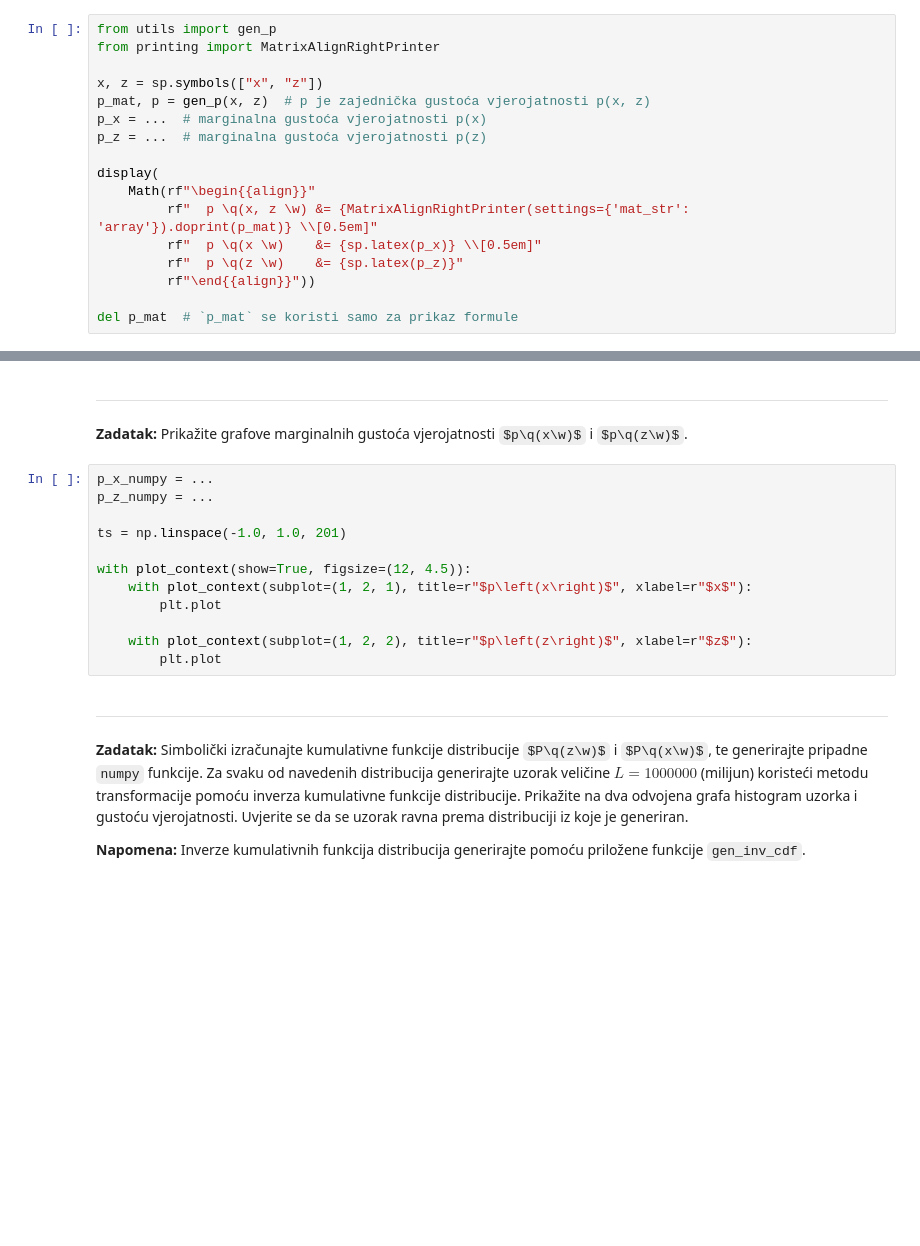
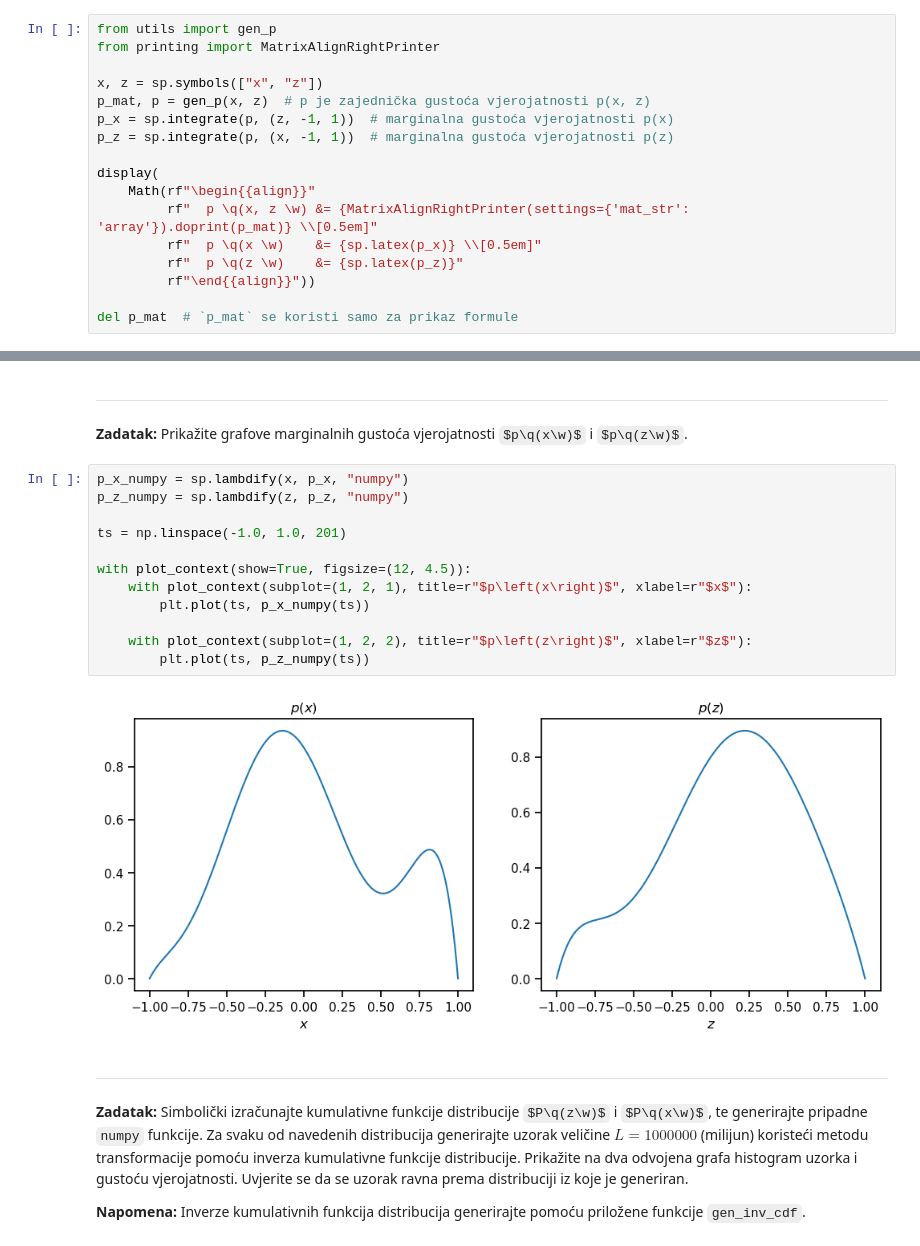
Before and after one commit to dinogrgic1/fer-deep-learning-2-labs, a Jupyter notebook: lab2/lab_2.ipynb, the cells around one changed output, grey strips where cells are left out. Saved outputs shown, nothing was run; the diff lists cells and outputs as text; some formulas as TeX source; blank space fills up the shorter version.

```diff
--- a/lab2/lab_2.ipynb
+++ b/lab2/lab_2.ipynb
@@ -697,8 +695,8 @@ from printing import MatrixAlignRightPrinter
 
 x, z = sp.symbols(["x", "z"])
 p_mat, p = gen_p(x, z)  # p je zajednička gustoća vjerojatnosti p(x, z)
-p_x = ...  # marginalna gustoća vjerojatnosti p(x)
-p_z = ...  # marginalna gustoća vjerojatnosti p(z)
+p_x = sp.integrate(p, (z, -1, 1))  # marginalna gustoća vjerojatnosti p(x)
+p_z = sp.integrate(p, (x, -1, 1))  # marginalna gustoća vjerojatnosti p(z)
 
 display(
     Math(rf"\begin{{align}}"
@@ -728,17 +730,19 @@ with plot_context(show=True, colorbar=True, xlabel=r"$x$", ylabel=r"$z$", title=
 
 <b>Zadatak:</b> Prikažite grafove marginalnih gustoća vjerojatnosti $p\q(x\w)$ i $p\q(z\w)$.
 # %%
-p_x_numpy = ...
-p_z_numpy = ...
+p_x_numpy = sp.lambdify(x, p_x, "numpy")
+p_z_numpy = sp.lambdify(z, p_z, "numpy")
 
 ts = np.linspace(-1.0, 1.0, 201)
 
 with plot_context(show=True, figsize=(12, 4.5)):
     with plot_context(subplot=(1, 2, 1), title=r"$p\left(x\right)$", xlabel=r"$x$"):
-        plt.plot
+        plt.plot(ts, p_x_numpy(ts))
 
     with plot_context(subplot=(1, 2, 2), title=r"$p\left(z\right)$", xlabel=r"$z$"):
-        plt.plot
+        plt.plot(ts, p_z_numpy(ts))
+# %% [output]
+[figure, added]
 # %% [markdown]
 ---
 
```
Also changed, not shown: parts of 22 cells of this notebook.
